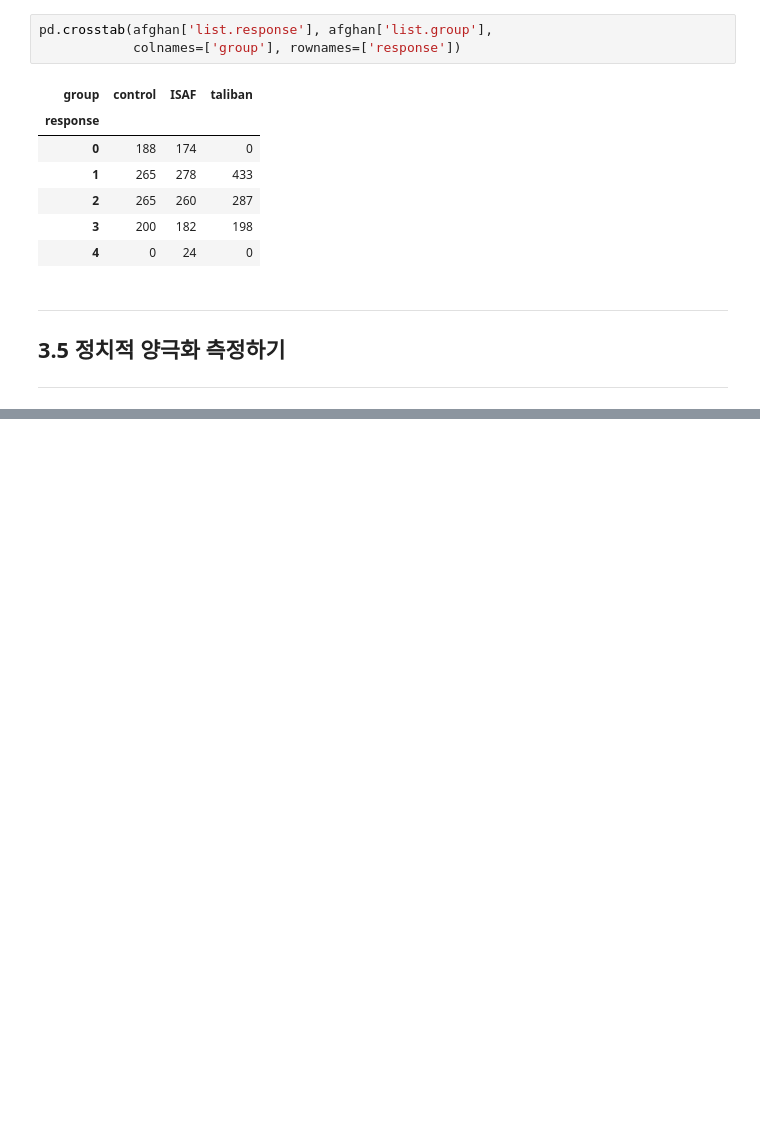
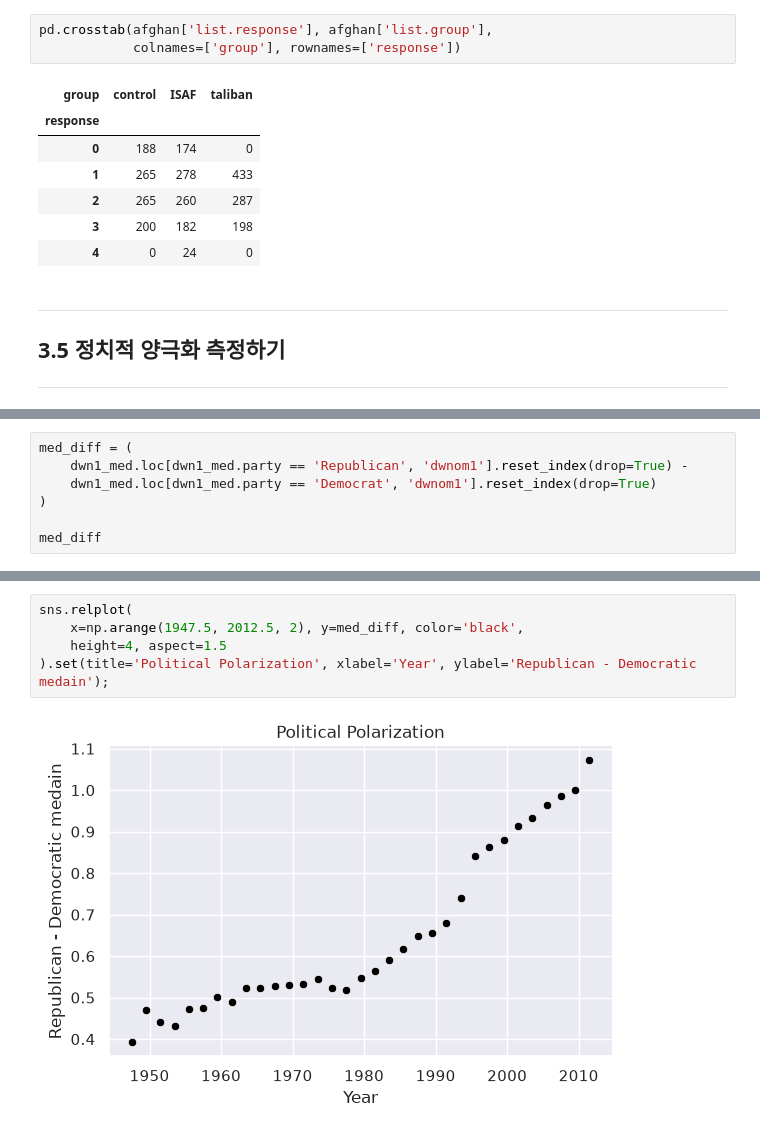
Before and after one commit to lee-data-socio/studies, a Jupyter notebook: qss/ch03_MEASUREMENT.ipynb, the cells around one changed output, grey strips where cells are left out. Drawn from its saved outputs; the diff is of its cells as text; blank space fills up the shorter version.

```diff
--- a/qss/ch03_MEASUREMENT.ipynb
+++ b/qss/ch03_MEASUREMENT.ipynb
@@ -345,0 +444,7 @@ pd.crosstab(afghan['list.response'], afghan['list.group'],
+# %%
+med_diff = (
+    dwn1_med.loc[dwn1_med.party == 'Republican', 'dwnom1'].reset_index(drop=True) -
+    dwn1_med.loc[dwn1_med.party == 'Democrat', 'dwnom1'].reset_index(drop=True)
+)
+
+med_diff
@@ -345,0 +469,7 @@ pd.crosstab(afghan['list.response'], afghan['list.group'],
+# %%
+sns.relplot(
+    x=np.arange(1947.5, 2012.5, 2), y=med_diff, color='black',
+    height=4, aspect=1.5
+).set(title='Political Polarization', xlabel='Year', ylabel='Republican - Democratic medain');
+# %% [output]
+[figure, added]
```
Also changed, not shown: parts of 96 cells of this notebook, 4 other files.
